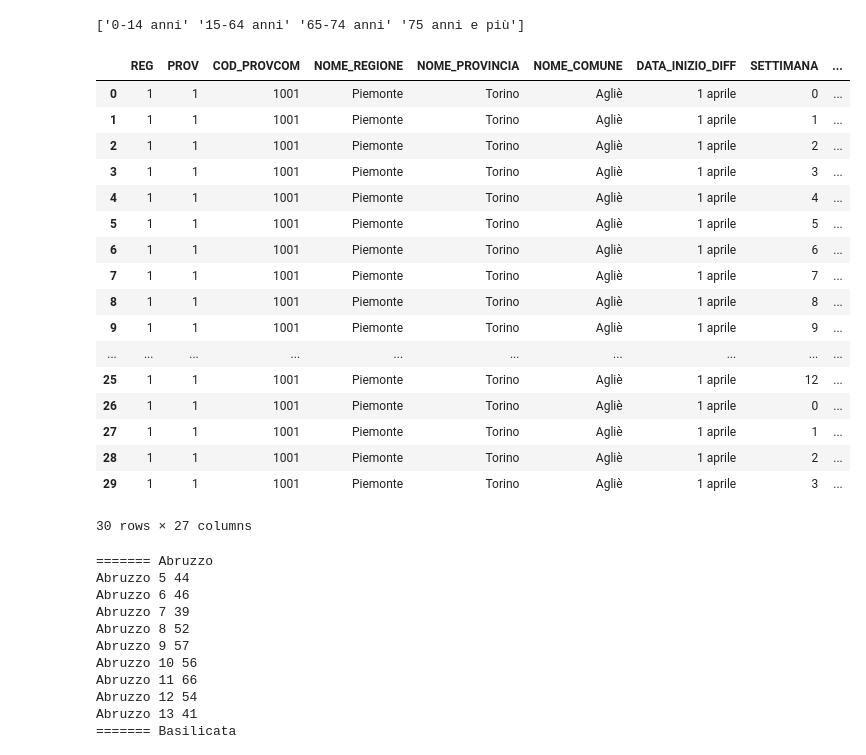
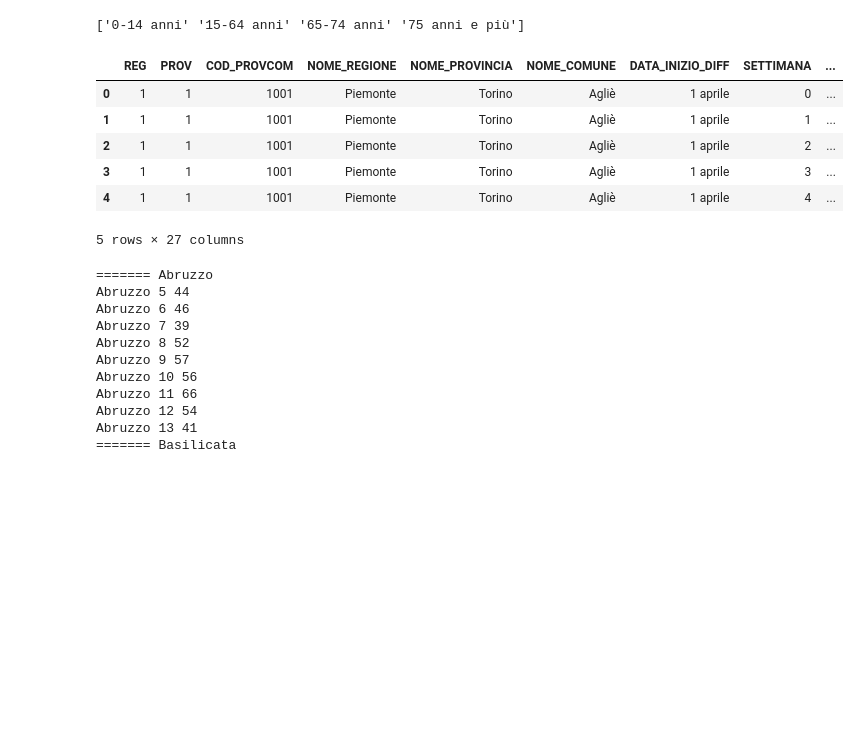
Before and after one commit to pmeridian/COVID19_DA, a Jupyter notebook: Analisi Istat.ipynb, the cells around one changed output. Drawn from its saved outputs; the diff is of its cells as text; code cells hidden in the pictures; blank space fills up the shorter version.

```diff
--- a/Analisi Istat.ipynb
+++ b/Analisi Istat.ipynb
@@ -228,26 +246,15 @@ for a in ages:
 #    print(index,age)
     dfIstatOld2=dfIstatOld2.replace(age,index)
 # %%
-dfIstat.head(30)
+dfIstat.head(5)
 # %% [output]
 |  | REG | PROV | COD_PROVCOM | NOME_REGIONE | NOME_PROVINCIA | NOME_COMUNE | DATA_INIZIO_DIFF | SETTIMANA | ... |
 | 0 | 1 | 1 | 1001 | Piemonte | Torino | Agliè | 1 aprile | 0 | ... |
 | 1 | 1 | 1 | 1001 | Piemonte | Torino | Agliè | 1 aprile | 1 | ... |
 | 2 | 1 | 1 | 1001 | Piemonte | Torino | Agliè | 1 aprile | 2 | ... |
 | 3 | 1 | 1 | 1001 | Piemonte | Torino | Agliè | 1 aprile | 3 | ... |
 | 4 | 1 | 1 | 1001 | Piemonte | Torino | Agliè | 1 aprile | 4 | ... |
-| 5 | 1 | 1 | 1001 | Piemonte | Torino | Agliè | 1 aprile | 5 | ... |
-| 6 | 1 | 1 | 1001 | Piemonte | Torino | Agliè | 1 aprile | 6 | ... |
-| 7 | 1 | 1 | 1001 | Piemonte | Torino | Agliè | 1 aprile | 7 | ... |
-| 8 | 1 | 1 | 1001 | Piemonte | Torino | Agliè | 1 aprile | 8 | ... |
-| 9 | 1 | 1 | 1001 | Piemonte | Torino | Agliè | 1 aprile | 9 | ... |
-| ... | ... | ... | ... | ... | ... | ... | ... | ... | ... |
-| 25 | 1 | 1 | 1001 | Piemonte | Torino | Agliè | 1 aprile | 12 | ... |
-| 26 | 1 | 1 | 1001 | Piemonte | Torino | Agliè | 1 aprile | 0 | ... |
-| 27 | 1 | 1 | 1001 | Piemonte | Torino | Agliè | 1 aprile | 1 | ... |
-| 28 | 1 | 1 | 1001 | Piemonte | Torino | Agliè | 1 aprile | 2 | ... |
-| 29 | 1 | 1 | 1001 | Piemonte | Torino | Agliè | 1 aprile | 3 | ... |
-30 rows × 27 columns
+5 rows × 27 columns
 # %%
 townSisgmToAdd=['Torino','Roma']
 townOldSisgmToAdd=['Torino','Roma']
```
Also changed, not shown: parts of 27 cells of this notebook, 3 other files.
